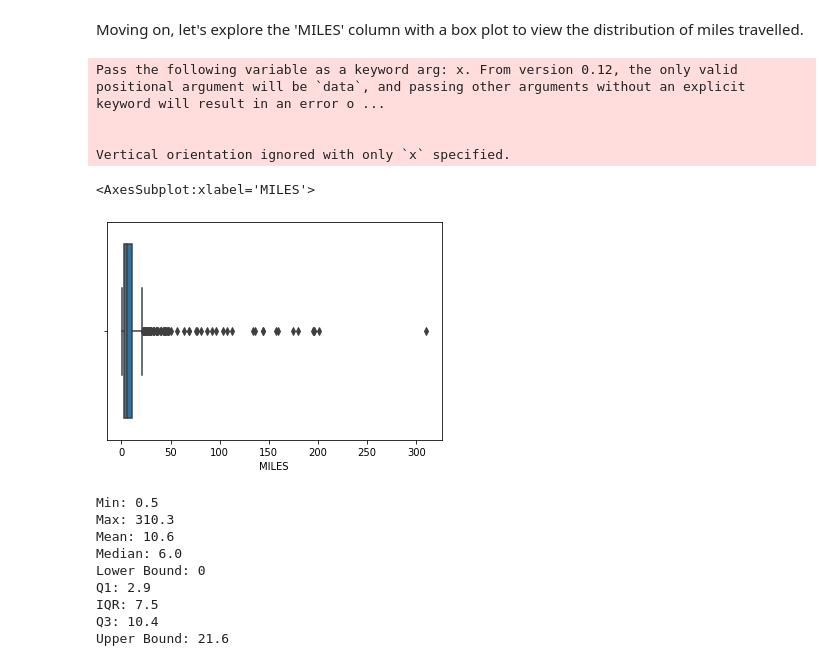
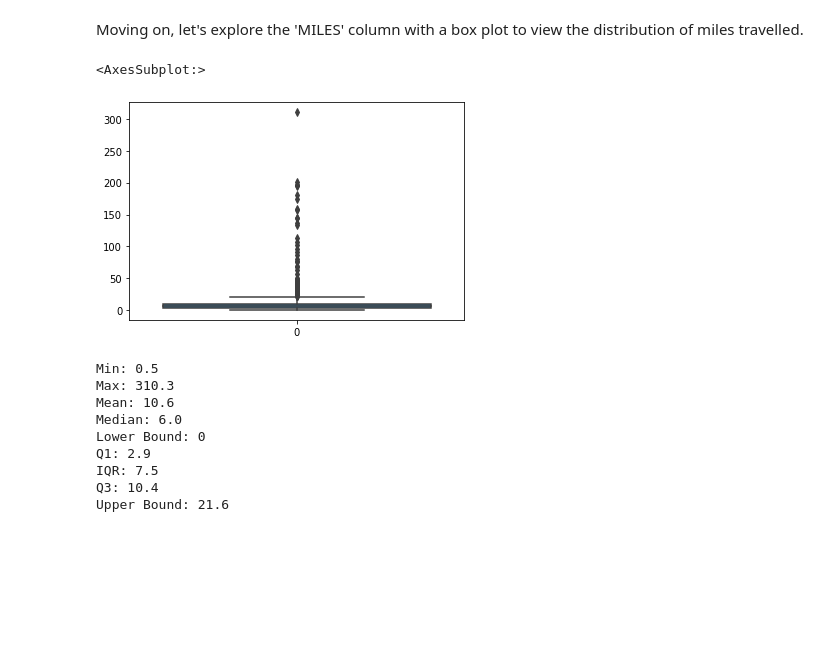
Before and after one commit to LongPhan1912/UberRides, a Jupyter notebook: uber_rides.ipynb, the cells around one changed output. Cells and saved outputs as stored; diff of their text form; code cells hidden in the pictures; blank space fills up the shorter version.

Commit message:
Specified argument 'data' for sns.boxplot lines

```diff
--- a/uber_rides.ipynb
+++ b/uber_rides.ipynb
@@ -241,14 +241,10 @@ After updating the sunburst chart, it's overwhelmingly clear how dominant busine
 # %% [markdown]
 Moving on, let's explore the 'MILES' column with a box plot to view the distribution of miles travelled.
 # %%
-sns.boxplot(data['MILES'], orient='v')
+sns.boxplot(data=data['MILES'], orient='v')
 # %% [output]
-Pass the following variable as a keyword arg: x. From version 0.12, the only valid positional argument will be `data`, and passing other arguments without an explicit keyword will result in an error o ...
-
-
-Vertical orientation ignored with only `x` specified.
+<AxesSubplot:>
-<AxesSubplot:xlabel='MILES'>
-[figure, old version]
+[figure, new version]
 # %%
 Q1 = data['MILES'].quantile(0.25)
 Q3 = data['MILES'].quantile(0.75)
```
Also changed, not shown: parts of 1 cell of this notebook.
